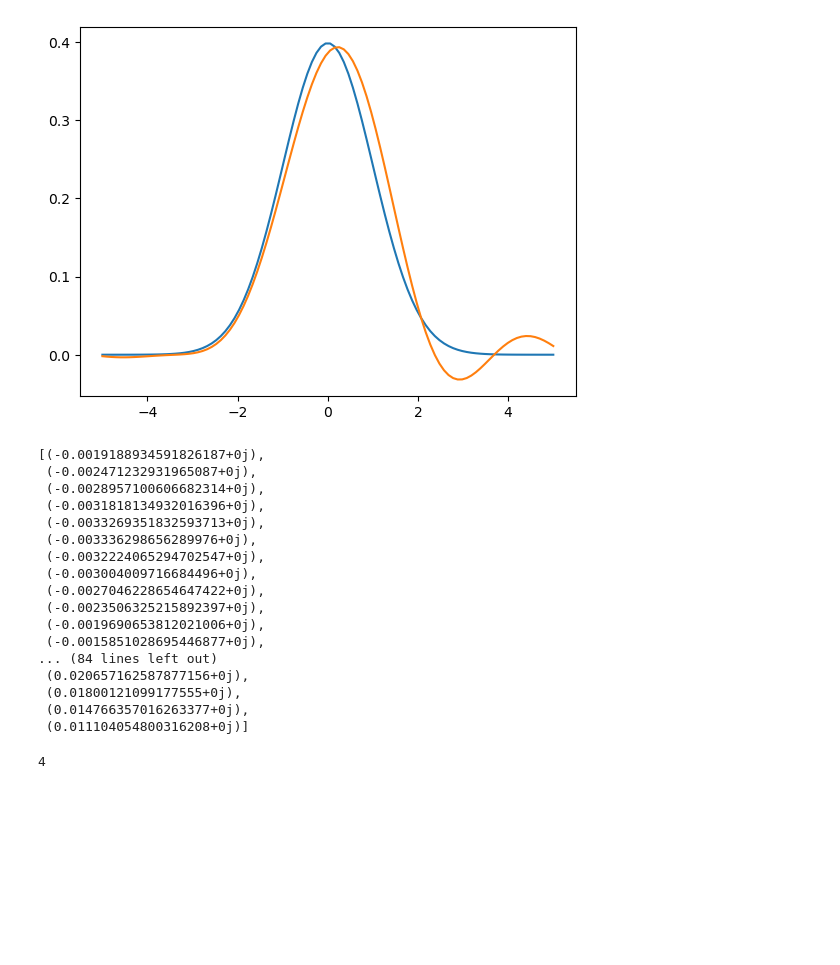
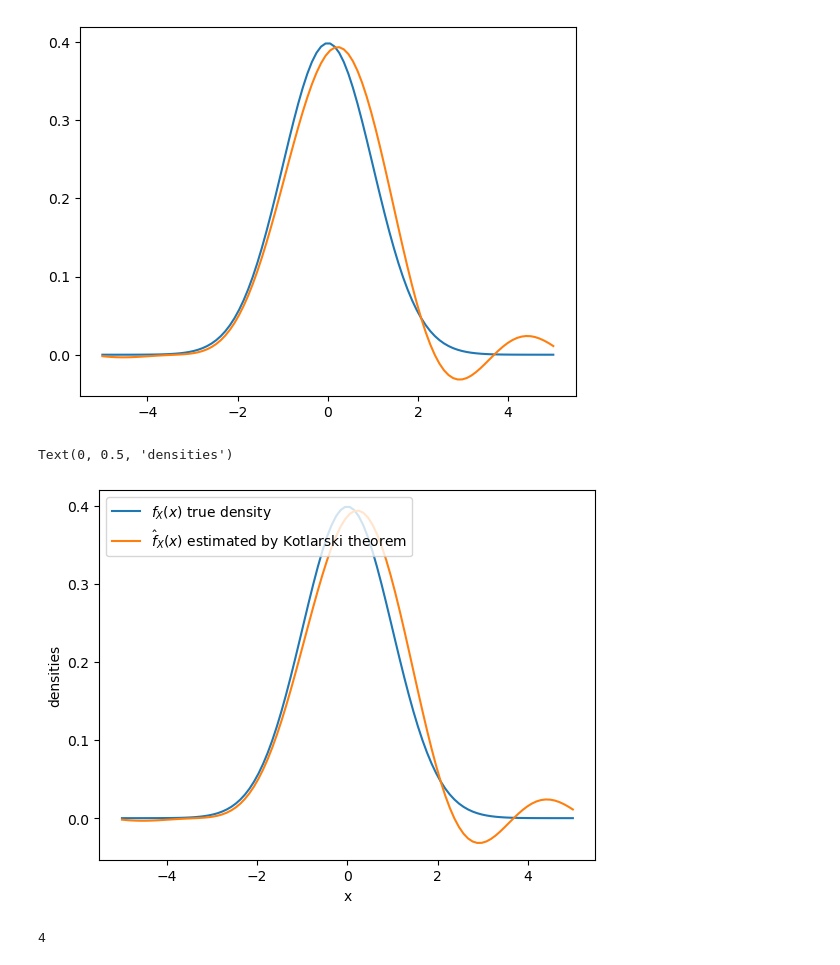
Before and after one commit to KaiKevinLiao/py_kotlarski, a Jupyter notebook: testing.ipynb, the cells around one changed output. Cells and saved outputs as stored; diff of their text form; code cells hidden in the pictures; blank space fills up the shorter version.

```diff
--- a/testing.ipynb
+++ b/testing.ipynb
@@ -27,12 +26,12 @@ class Kotlarski():
 
     def deconvolution(self):
         integrand = lambda u: self.d1ecf(0,u) / self.ecf(0,u)
-        def phi_x(t):
-            if t>=0:
-                return np.exp(util.complex_quadrature(integrand, 0, t)[0] - 1j*t*self.loc)
-            else:
-                return np.exp(-util.complex_quadrature(integrand, t, 0)[0] - 1j*t*self.loc)
-        # phi_x  = lambda t: np.exp(util.complex_quadrature(integrand, 0, t)[0] - 1j*t*self.loc)
+        # def phi_x(t):
+        #     if t>=0:
+        #         return np.exp(util.complex_quadrature(integrand, 0, t)[0] - 1j*t*self.loc)
+        #     else:
+        #         return np.exp(-util.complex_quadrature(integrand, t, 0)[0] - 1j*t*self.loc)
+        phi_x  = lambda t: np.exp(util.complex_quadrature(integrand, 0, t)[0] - 1j*t*self.loc)
         phi_e1 = lambda t: self.ecf(t,0)/phi_x(t)
         phi_e2 = lambda t: self.ecf(0,t)/phi_x(t)
         return (phi_x, phi_e1, phi_e2)
@@ -51,13 +50,13 @@ class Kotlarski():
         return lst
 
     def fx(self, x):
-        return self.densities()[0](x)
+        return self.densities()[0](x).real
 
     def fe1(self, x):
-        return self.densities()[1](x)
+        return self.densities()[1](x).real
 
     def fe2(self, x):
-        return self.densities()[2](x)
+        return self.densities()[2](x).real
 # %%
 kot = Kotlarski(Y1, Y2)
 
@@ -77,26 +74,15 @@ plt.plot(x_plot, est_plot)
 # %% [output]
 [<matplotlib.lines.Line2D at 0x...>]
 [figure]
-# %%
-est_plot
-# %% [output]
-[(-0.0019188934591826187+0j),
- (-0.002471232931965087+0j),
- (-0.0028957100606682314+0j),
- (-0.0031818134932016396+0j),
- (-0.0033269351832593713+0j),
- (-0.003336298656289976+0j),
- (-0.0032224065294702547+0j),
- (-0.003004009716684496+0j),
- (-0.0027046228654647422+0j),
- (-0.0023506325215892397+0j),
- (-0.0019690653812021006+0j),
- (-0.0015851028695446877+0j),
-... (84 lines left out)
- (0.020657162587877156+0j),
- (0.01800121099177555+0j),
- (0.014766357016263377+0j),
- (0.011104054800316208+0j)]
+# %%
+plt.plot(x_plot, scipy.stats.norm.pdf(x_plot), label=r'$f_X(x)$ true density')
+plt.plot(x_plot, est_plot, label=r'$\hat{f}_X(x)$ estimated by Kotlarski theorem')
+plt.legend(loc='upper left')
+plt.xlabel('x')
+plt.ylabel('densities')
+# %% [output]
+Text(0, 0.5, 'densities')
+[figure, added]
 # %%
 a = 1
 b = 2
```
Also changed, not shown: parts of 3 cells of this notebook, 11 other files.
